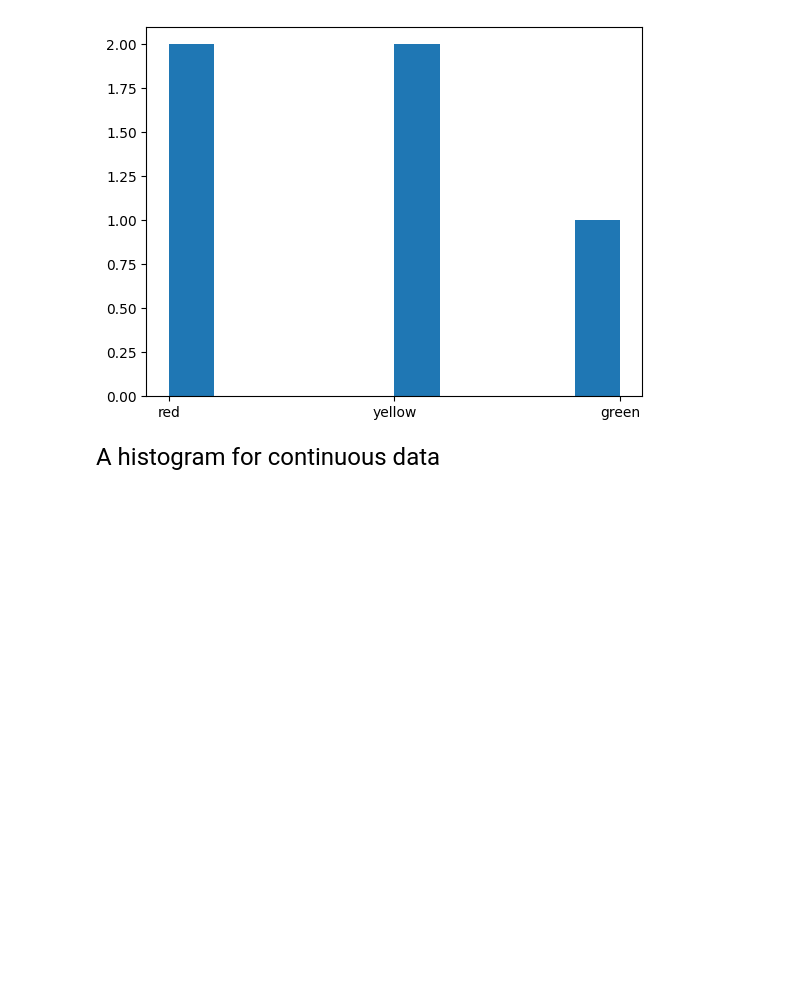
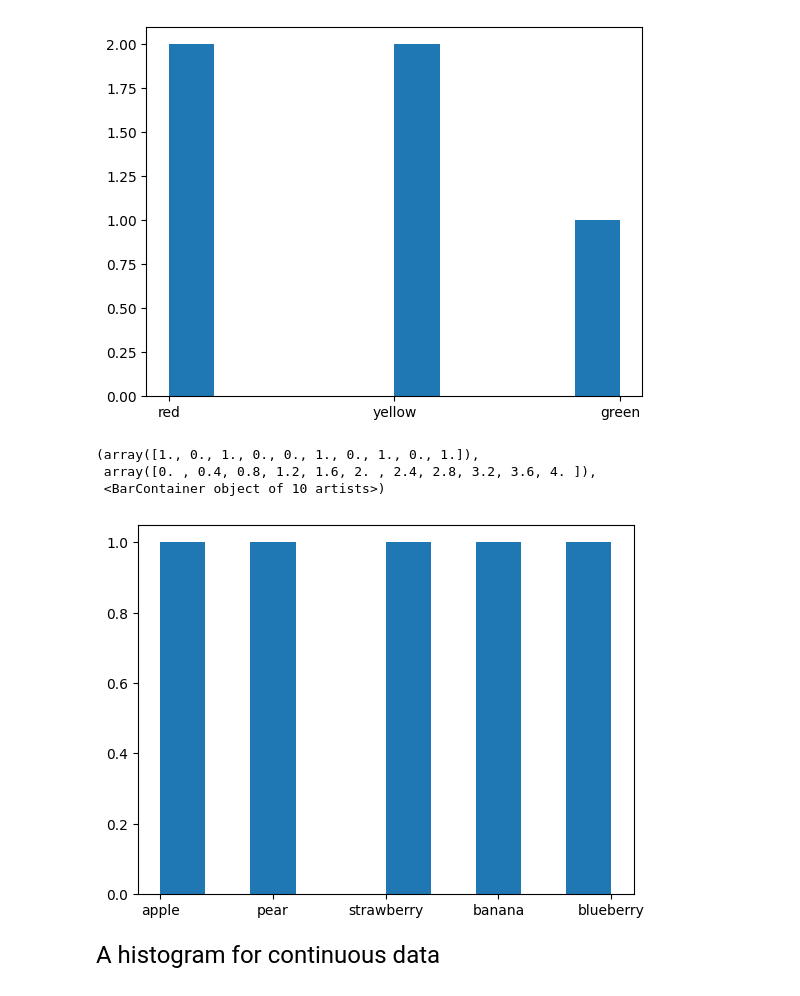
Before and after one commit to daisycossiogarcia/qtm151spring2023, a Jupyter notebook: Lecture 02/Lecture 2.ipynb, the cells around one changed output. Drawn from its saved outputs; the diff is of its cells as text; code cells hidden in the pictures; blank space fills up the shorter version.

```diff
--- a/Lecture 02/Lecture 2.ipynb
+++ b/Lecture 02/Lecture 2.ipynb
@@ -191,6 +200,14 @@ plt.hist(x= list_colors)
 # %%
 # Creat a list with repeated string values
 # Compute your own histogram
+
+list_fruit = ["apple", "pear", "strawberry", "banana", "blueberry"]
+plt.hist(x= list_fruit)
+# %% [output]
+(array([1., 0., 1., 0., 0., 1., 0., 1., 0., 1.]),
+ array([0. , 0.4, 0.8, 1.2, 1.6, 2. , 2.4, 2.8, 3.2, 3.6, 4. ]),
+ <BarContainer object of 10 artists>)
+[figure, added]
 # %% [markdown]
 <font size="5">
 
```
Also changed, not shown: parts of 4 cells of this notebook, 4 other files.
